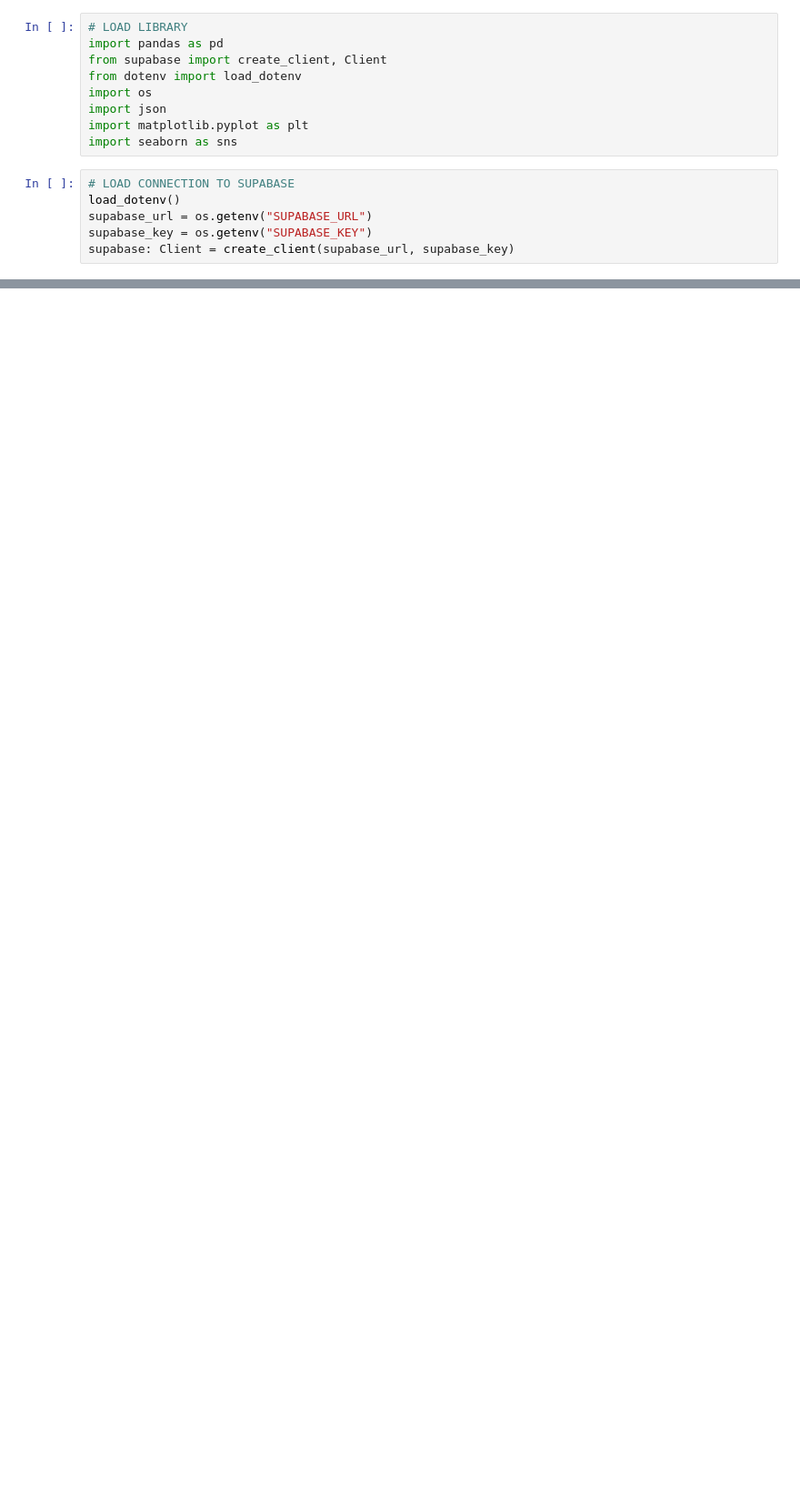
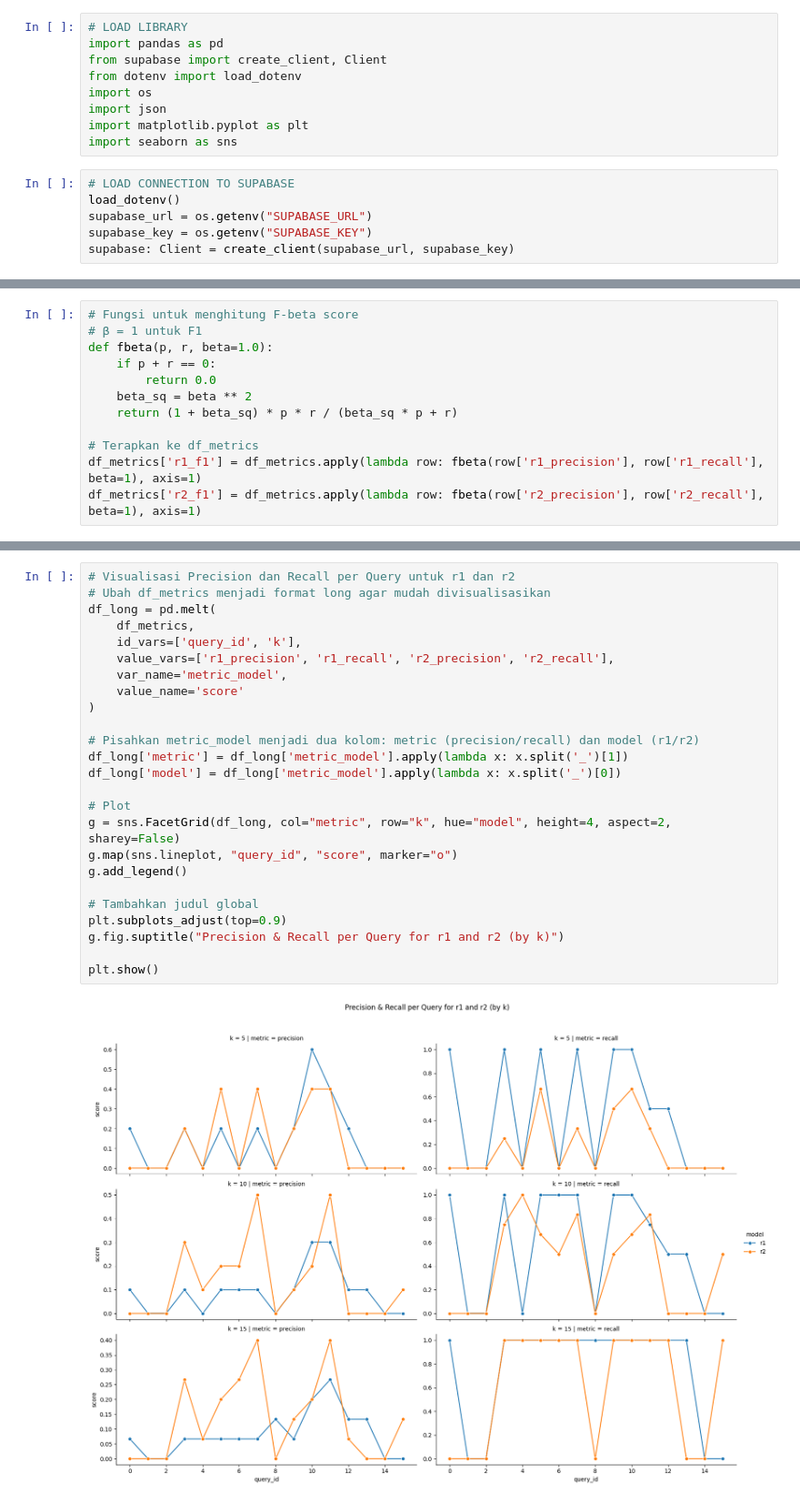
Before and after one commit to 337ubaid/quran-indo, a Jupyter notebook: indosbert/pengujian.ipynb, the cells around one changed output, grey strips where cells are left out. Shown at 91% size. Saved outputs shown, nothing was run; the diff lists cells and outputs as text; blank space fills up the shorter version.

```diff
--- a/indosbert/pengujian.ipynb
+++ b/indosbert/pengujian.ipynb
@@ -112,0 +137,12 @@ plt.show()
+# %%
+# Fungsi untuk menghitung F-beta score
+# β = 1 untuk F1
+def fbeta(p, r, beta=1.0):
+    if p + r == 0:
+        return 0.0
+    beta_sq = beta ** 2
+    return (1 + beta_sq) * p * r / (beta_sq * p + r)
+
+# Terapkan ke df_metrics
+df_metrics['r1_f1'] = df_metrics.apply(lambda row: fbeta(row['r1_precision'], row['r1_recall'], beta=1), axis=1)
+df_metrics['r2_f1'] = df_metrics.apply(lambda row: fbeta(row['r2_precision'], row['r2_recall'], beta=1), axis=1)
@@ -112,0 +169,27 @@ plt.show()
+# %%
+# Visualisasi Precision dan Recall per Query untuk r1 dan r2
+# Ubah df_metrics menjadi format long agar mudah divisualisasikan
+df_long = pd.melt(
+    df_metrics,
+    id_vars=['query_id', 'k'],
+    value_vars=['r1_precision', 'r1_recall', 'r2_precision', 'r2_recall'],
+    var_name='metric_model',
+    value_name='score'
+)
+
+# Pisahkan metric_model menjadi dua kolom: metric (precision/recall) dan model (r1/r2)
+df_long['metric'] = df_long['metric_model'].apply(lambda x: x.split('_')[1])
+df_long['model'] = df_long['metric_model'].apply(lambda x: x.split('_')[0])
+
+# Plot
+g = sns.FacetGrid(df_long, col="metric", row="k", hue="model", height=4, aspect=2, sharey=False)
+g.map(sns.lineplot, "query_id", "score", marker="o")
+g.add_legend()
+
+# Tambahkan judul global
+plt.subplots_adjust(top=0.9)
+g.fig.suptitle("Precision & Recall per Query for r1 and r2 (by k)")
+
+plt.show()
+# %% [output]
+[figure, added]
```
Also changed, not shown: parts of 15 cells of this notebook, 5 other files.
